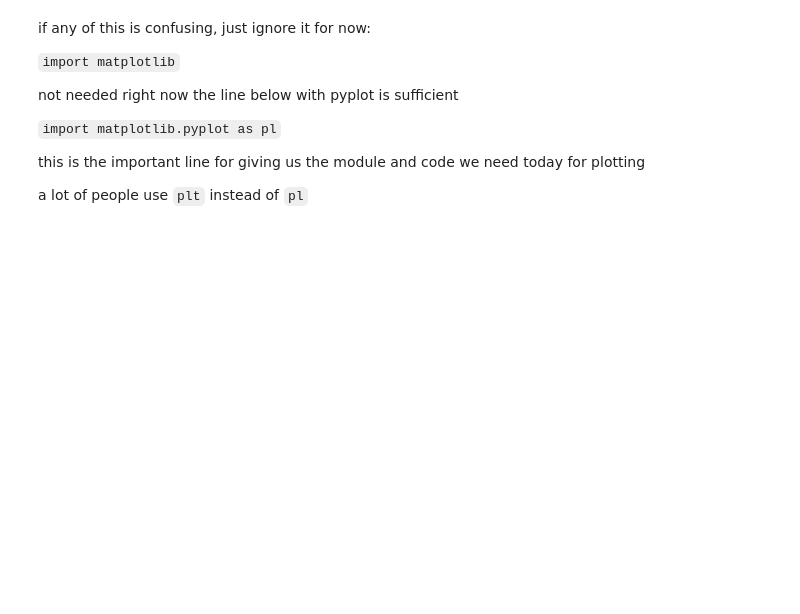
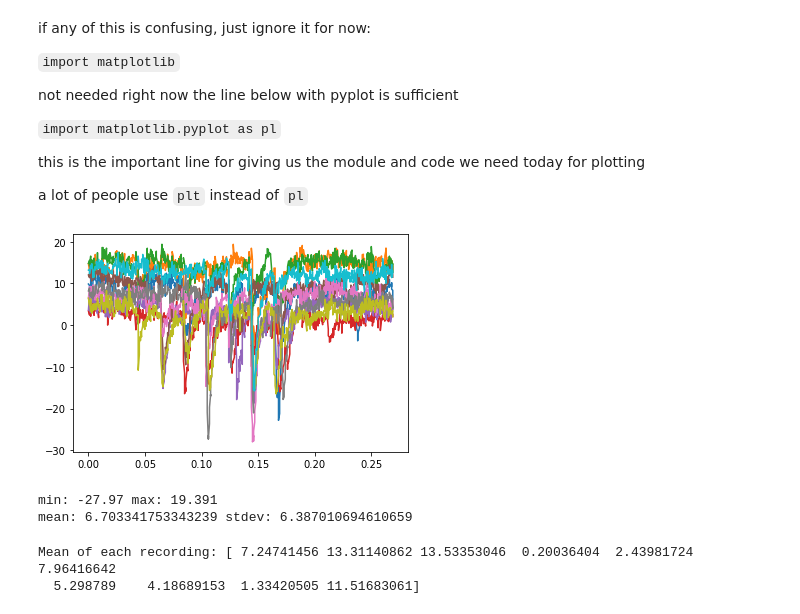
Before and after one commit to mikislin/summer20-Intro-python, a Jupyter notebook: 04_Numpy_Lecture.ipynb, the cells around one changed output. Saved outputs shown, nothing was run; the diff lists cells and outputs as text; code cells hidden in the pictures; blank space fills up the shorter version.

```diff
--- a/04_Numpy_Lecture.ipynb
+++ b/04_Numpy_Lecture.ipynb
@@ -20,0 +19,5 @@ Using `np.genfromtxt` gives you some options like the parameters `missing_values
+# %%
+# load and check shape
+import numpy as np
+ephys_data = np.loadtxt("patch-clamp_sweeps.csv", delimiter=",", skiprows=1)
+print(ephys_data.shape)
@@ -21,5 +26,7 @@ Using `np.genfromtxt` gives you some options like the parameters `missing_values
 # %%
 # Separate time values from the rest of the data
+etime = ephys_data[:, 0]
+ephys_data = ephys_data[:, 1:]
 # %% [markdown]
 if any of this is confusing, just ignore it for now:
 
@@ -37,8 +42,26 @@ a lot of people use `plt` instead of `pl`
+# %%
+import matplotlib.pyplot as plt
+
+# Plot all sweeps overlaid
+plt.plot(etime, ephys_data)
+plt.show()
+# %% [output]
+[figure, added]
 # %%
 # Print some statistics on the entire dataset
+print("min:", ephys_data.min(), "max:", ephys_data.max())
+print("mean:", ephys_data.mean(), "stdev:", ephys_data.std())
+# %% [output]
+min: -27.97 max: 19.391
+mean: 6.703341753343239 stdev: 6.387010694610659
 # %%
 # Compute the mean value from each recording
 # (average all values along axis 0)
+
+print("Mean of each recording:", ephys_data.mean(axis=0))
+# %% [output]
+Mean of each recording: [ 7.24741456 13.31140862 13.53353046  0.20036404  2.43981724  7.96416642
+  5.298789    4.18689153  1.33420505 11.51683061]
 # %%
 # For each time point, compute (and plot) the average values across all recordings
 # (mean of all values along axis 1)
```
Also changed, not shown: parts of 11 cells of this notebook.
